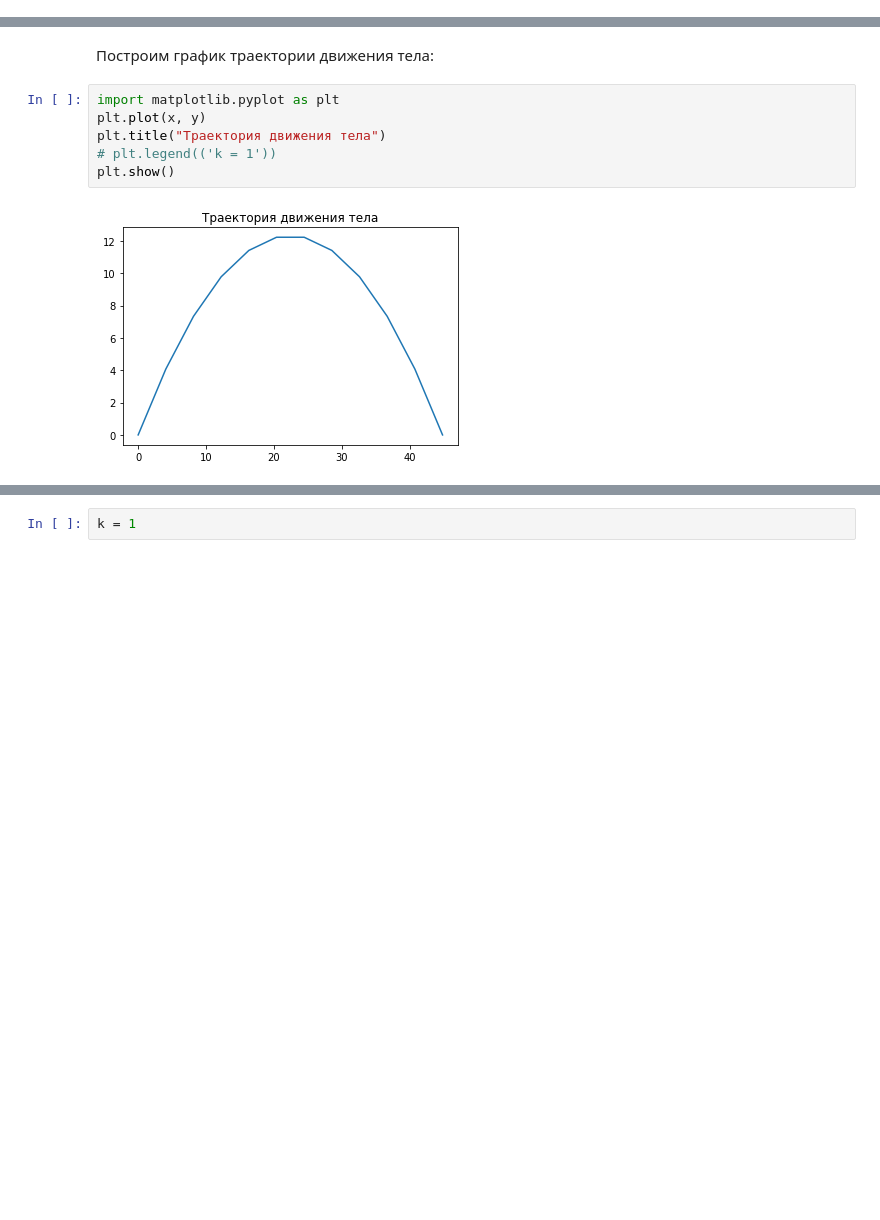
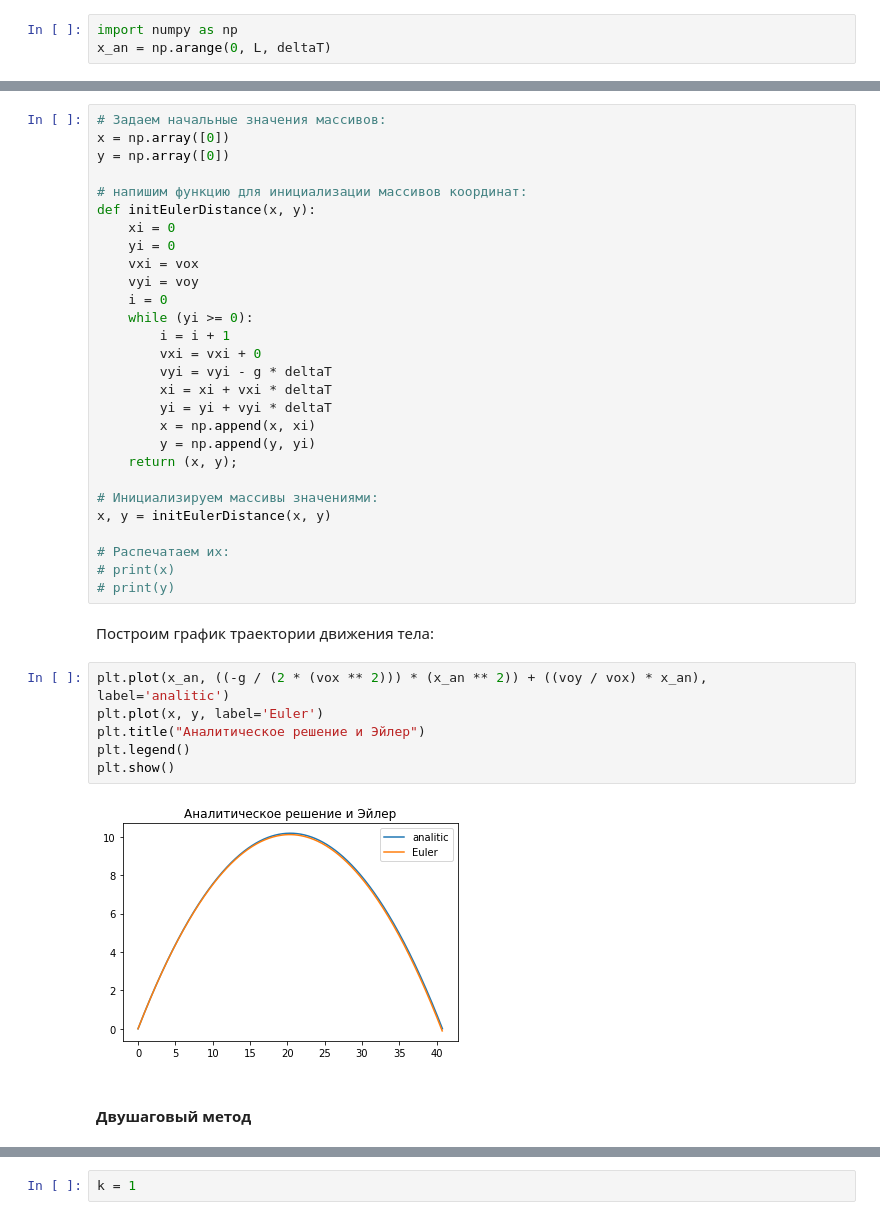
Before and after one commit to axreldable/mat_mod_hw, a Jupyter notebook: teloPodUglom.ipynb, the cells around one changed output, grey strips where cells are left out. Cells and saved outputs as stored; diff of their text form; blank space fills up the shorter version.

```diff
--- a/teloPodUglom.ipynb
+++ b/teloPodUglom.ipynb
@@ -40,0 +41,3 @@ deltaT = t / steps
+# %%
+import numpy as np
+x_an = np.arange(0, L, deltaT)
@@ -103,10 +66,40 @@ initDistanceArray(y, vy, deltaT)
+# %%
+# Задаем начальные значения массивов:
+x = np.array([0])
+y = np.array([0])
+
+# напишим функцию для инициализации массивов координат:
+def initEulerDistance(x, y):
+    xi = 0
+    yi = 0
+    vxi = vox
+    vyi = voy
+    i = 0
+    while (yi >= 0):
+        i = i + 1
+        vxi = vxi + 0
+        vyi = vyi - g * deltaT
+        xi = xi + vxi * deltaT
+        yi = yi + vyi * deltaT
+        x = np.append(x, xi)
+        y = np.append(y, yi)
+    return (x, y);
+
+# Инициализируем массивы значениями:
+x, y = initEulerDistance(x, y)
+
+# Распечатаем их:
+# print(x)
+# print(y)
 # %% [markdown]
 Построим график траектории движения тела:
-# %%
-import matplotlib.pyplot as plt
-plt.plot(x, y)
-plt.title("Траектория движения тела")
-# plt.legend(('k = 1'))
-plt.show()
-# %% [output]
-[figure, removed]
+# %%
+plt.plot(x_an, ((-g / (2 * (vox ** 2))) * (x_an ** 2)) + ((voy / vox) * x_an), label='analitic')
+plt.plot(x, y, label='Euler')
+plt.title("Аналитическое решение и Эйлер")
+plt.legend()
+plt.show()
+# %% [output]
+[figure, added]
+# %% [markdown]
+#### Двушаговый метод
```
Also changed, not shown: parts of 39 cells of this notebook.
